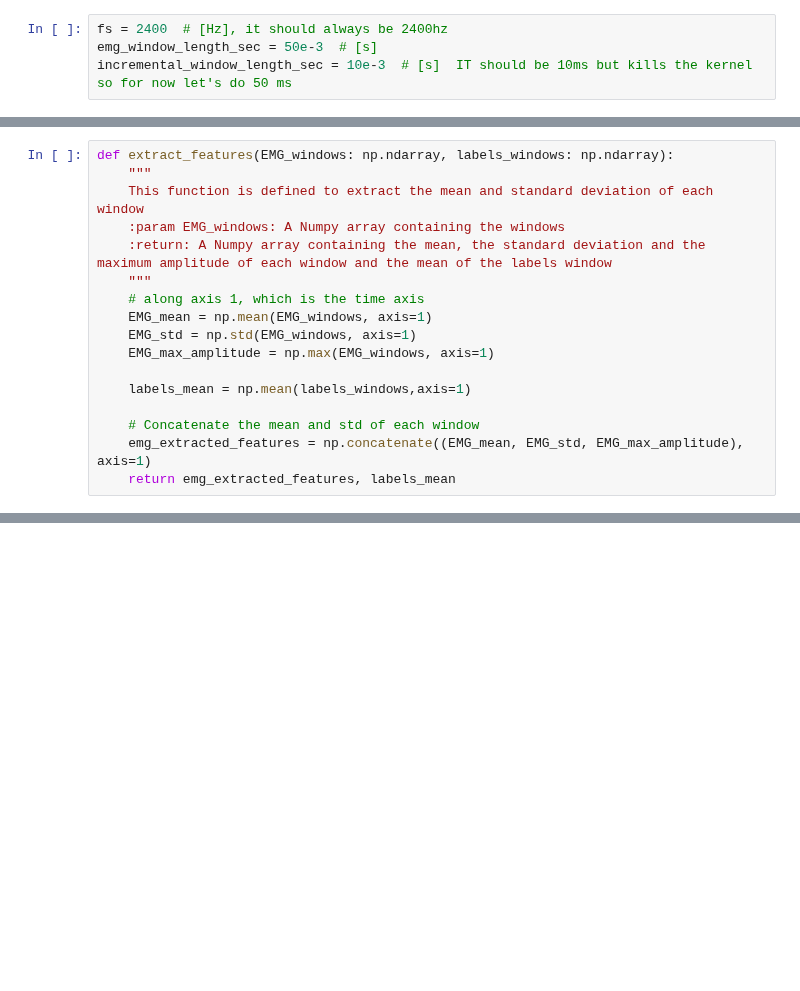
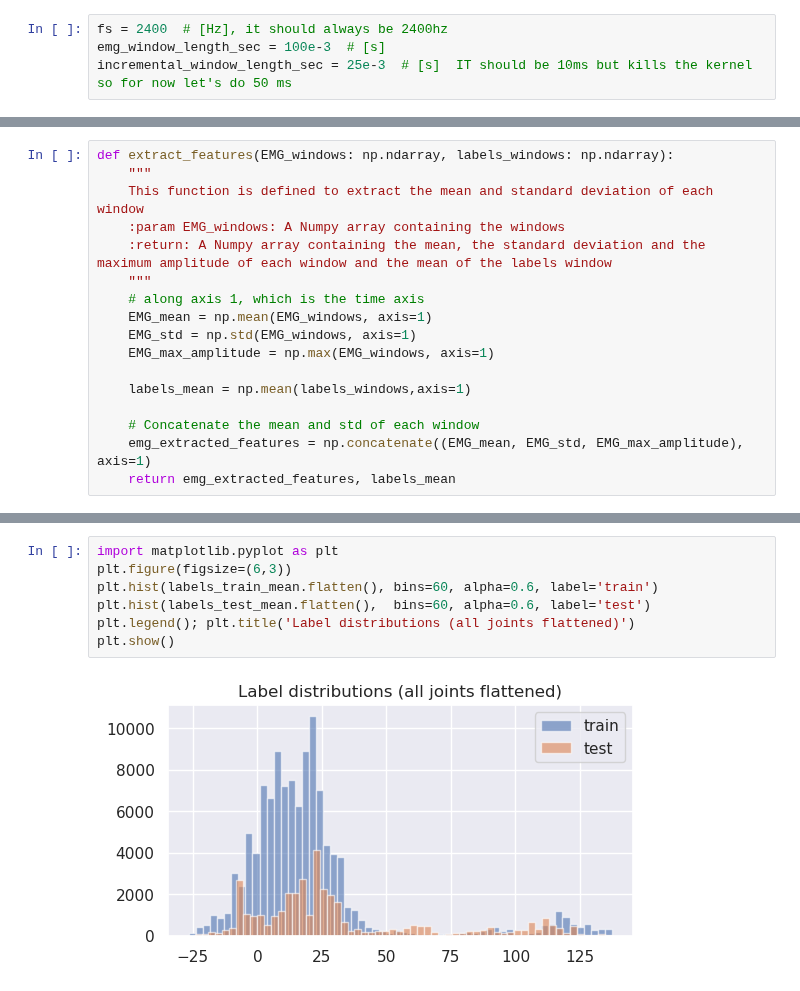
Before and after one commit to Tournedos/NSSP_project2_groupK, a Jupyter notebook: Part3.ipynb, the cells around one changed output, grey strips where cells are left out. Cells and saved outputs as stored; diff of their text form; blank space fills up the shorter version.

```diff
--- a/Part3.ipynb
+++ b/Part3.ipynb
@@ -174,8 +174,8 @@ The sliding window technique ensures that we capture temporal patterns in the si
 while maintaining continuity through overlapping segments.
 # %%
 fs = 2400  # [Hz], it should always be 2400hz
-emg_window_length_sec = 50e-3  # [s]
-incremental_window_length_sec = 10e-3  # [s]  IT should be 10ms but kills the kernel so for now let's do 50 ms
+emg_window_length_sec = 100e-3  # [s]
+incremental_window_length_sec = 25e-3  # [s]  IT should be 10ms but kills the kernel so for now let's do 50 ms
 # %%
 def extract_time_windows_regression(EMG: np.ndarray, Label: np.ndarray, fs: int, win_len: int, step: int):
 # This function is used to cut the time windows from the raw EMG
@@ -297,0 +306,9 @@ plt.show()
+# %%
+import matplotlib.pyplot as plt
+plt.figure(figsize=(6,3))
+plt.hist(labels_train_mean.flatten(), bins=60, alpha=0.6, label='train')
+plt.hist(labels_test_mean.flatten(),  bins=60, alpha=0.6, label='test')
+plt.legend(); plt.title('Label distributions (all joints flattened)')
+plt.show()
+# %% [output]
+[figure, added]
```
Also changed, not shown: parts of 18 cells of this notebook, 1 other file.
